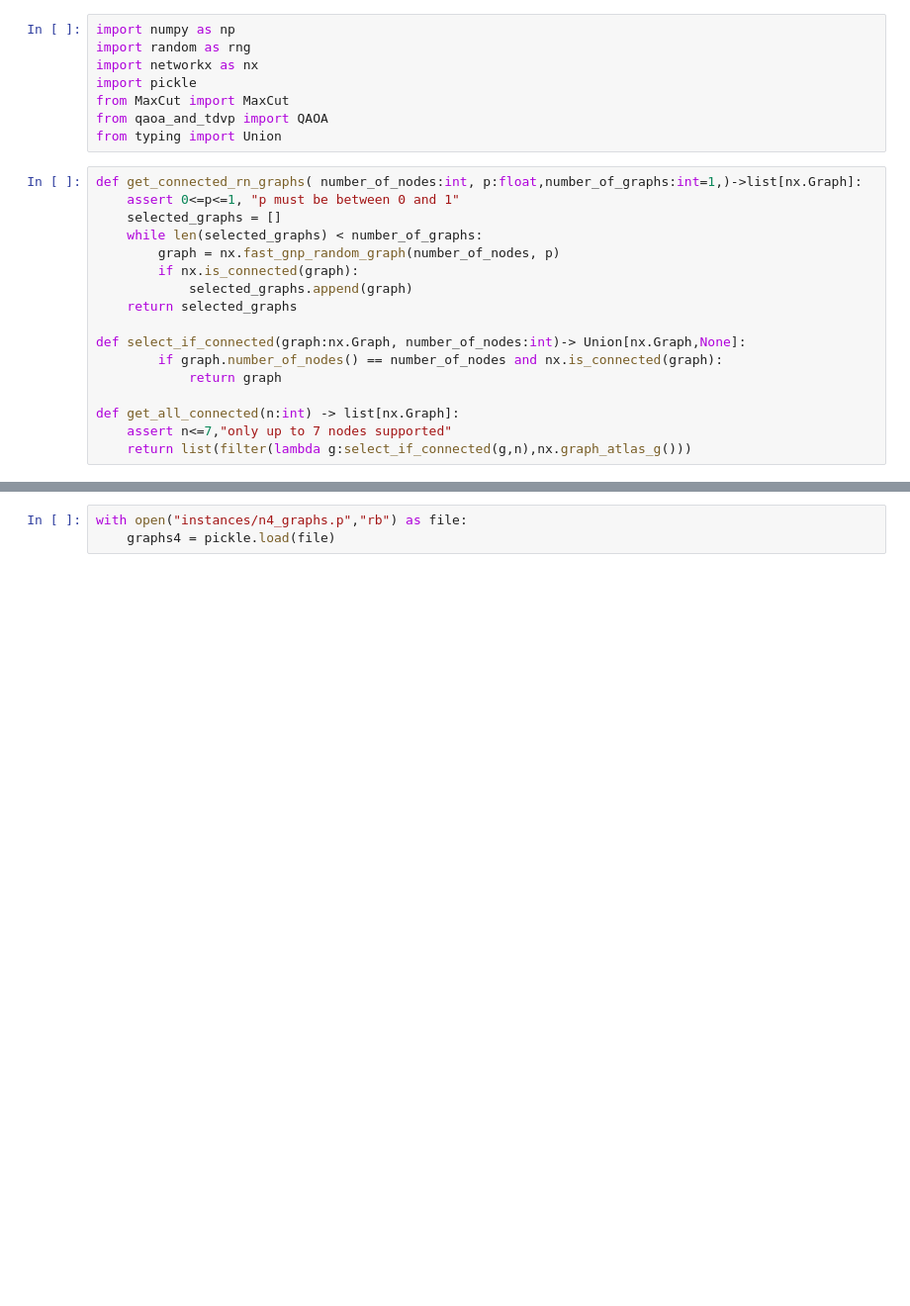
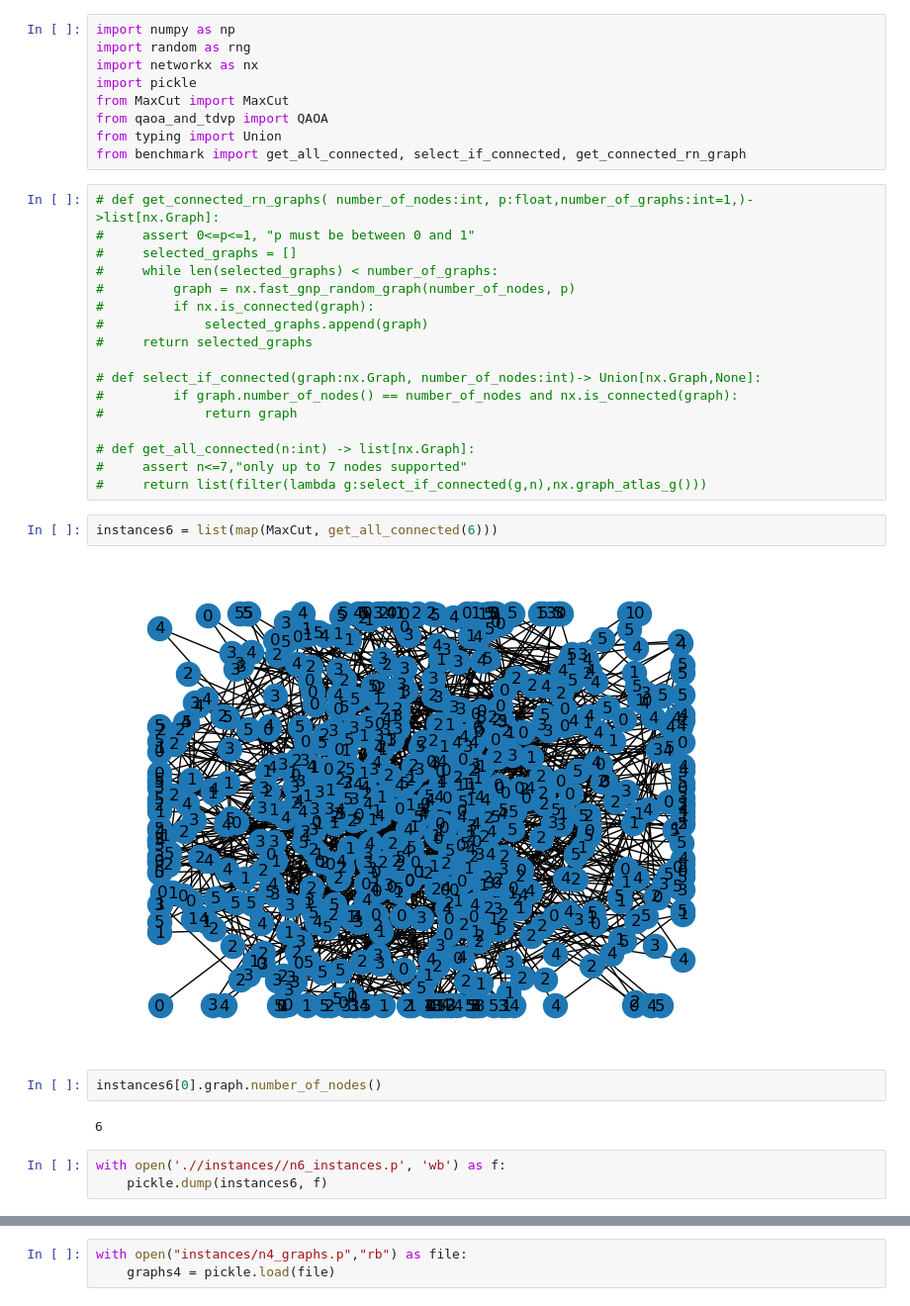
Before and after one commit to LeonhardRichter/TDVP_and_QAOA, a Jupyter notebook: instances.ipynb, the cells around one changed output, grey strips where cells are left out. Shown at 99% size. Cells and saved outputs as stored; diff of their text form; blank space fills up the shorter version.

Commit message:
renew n6_instances (was with 5 qubits before)

```diff
--- a/instances.ipynb
+++ b/instances.ipynb
@@ -6,21 +6,33 @@ import pickle
 from MaxCut import MaxCut
 from qaoa_and_tdvp import QAOA
 from typing import Union
+from benchmark import get_all_connected, select_if_connected, get_connected_rn_graph
 # %%
-def get_connected_rn_graphs( number_of_nodes:int, p:float,number_of_graphs:int=1,)->list[nx.Graph]:
-    assert 0<=p<=1, "p must be between 0 and 1"
-    selected_graphs = []
-    while len(selected_graphs) < number_of_graphs:
-        graph = nx.fast_gnp_random_graph(number_of_nodes, p)
-        if nx.is_connected(graph):
-            selected_graphs.append(graph)
-    return selected_graphs
+# def get_connected_rn_graphs( number_of_nodes:int, p:float,number_of_graphs:int=1,)->list[nx.Graph]:
+#     assert 0<=p<=1, "p must be between 0 and 1"
+#     selected_graphs = []
+#     while len(selected_graphs) < number_of_graphs:
+#         graph = nx.fast_gnp_random_graph(number_of_nodes, p)
+#         if nx.is_connected(graph):
+#             selected_graphs.append(graph)
+#     return selected_graphs
 
-def select_if_connected(graph:nx.Graph, number_of_nodes:int)-> Union[nx.Graph,None]:
-        if graph.number_of_nodes() == number_of_nodes and nx.is_connected(graph):
-            return graph
+# def select_if_connected(graph:nx.Graph, number_of_nodes:int)-> Union[nx.Graph,None]:
+#         if graph.number_of_nodes() == number_of_nodes and nx.is_connected(graph):
+#             return graph
 
-def get_all_connected(n:int) -> list[nx.Graph]:
-    assert n<=7,"only up to 7 nodes supported"
-    return list(filter(lambda g:select_if_connected(g,n),nx.graph_atlas_g()))
+# def get_all_connected(n:int) -> list[nx.Graph]:
+#     assert n<=7,"only up to 7 nodes supported"
+#     return list(filter(lambda g:select_if_connected(g,n),nx.graph_atlas_g()))
+# %%
+instances6 = list(map(MaxCut, get_all_connected(6)))
+# %% [output]
+[figure, added]
+# %%
+instances6[0].graph.number_of_nodes()
+# %% [output]
+6
+# %%
+with open('.//instances//n6_instances.p', 'wb') as f:
+    pickle.dump(instances6, f)
 # %%
```
Also changed, not shown: parts of 1 cell of this notebook, 3 other files.
